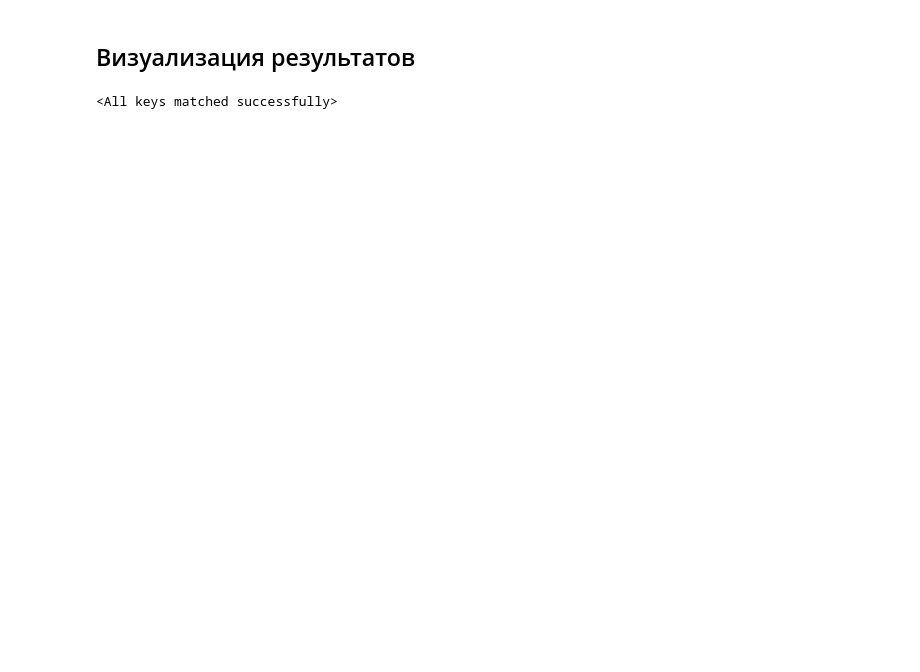
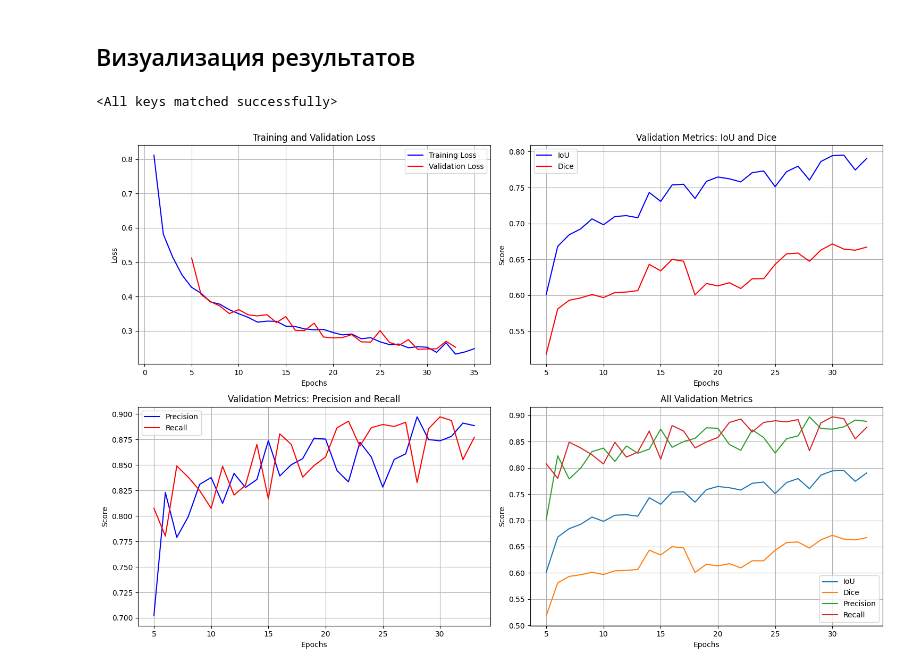
Before and after one commit to ilnitskii/geodata_dls, a Jupyter notebook: main_train.ipynb, the cells around one changed output. Saved outputs shown, nothing was run; the diff lists cells and outputs as text; code cells hidden in the pictures; blank space fills up the shorter version.

```diff
--- a/main_train.ipynb
+++ b/main_train.ipynb
@@ -167,10 +152,10 @@ visualize_images_and_masks(im, out, mas)
 # %%
-# import torch
-# from src.models.unet import UNet
-# p = 'D:/it/geodata_dls_big_files/UNet_best.pth'
-# model = UNet()
-# checkpoint = torch.load(p, map_location='cpu')
-# model.load_state_dict(checkpoint['model_state_dict'])
+import torch
+from src.models.unet import UNet
+p = 'D:/it/geodata_dls_big_files/UNet_best.pth'
+model = UNet()
+checkpoint = torch.load(p, map_location='cpu')
+model.load_state_dict(checkpoint['model_state_dict'])
 # %% [output]
 <All keys matched successfully>
 # %%
@@ -177,0 +164,63 @@ visualize_images_and_masks(im, out, mas)
+# %%
+history = checkpoint['history']
+# %%
+import matplotlib.pyplot as plt
+
+train_loss = history['train']['loss']
+val_loss = history['val']['loss']
+metrics = history['val']['metrics']
+
+
+epochs = range(1, len(train_loss) + 1)
+
+# Создаем фигуру с несколькими subplots
+plt.figure(figsize=(15, 10))
+
+# График потерь
+plt.subplot(2, 2, 1)
+plt.plot(epochs, train_loss, 'b-', label='Training Loss')
+plt.plot(epochs[4:-2], val_loss[:-2], 'r-', label='Validation Loss')
+
+plt.title('Training and Validation Loss')
+plt.xlabel('Epochs')
+plt.ylabel('Loss')
+plt.legend()
+plt.grid(True)
+
+# График метрик IoU и Dice
+plt.subplot(2, 2, 2)
+plt.plot(epochs[4:-2], metrics['IoU'][:-2], 'b-', label='IoU')
+plt.plot(epochs[4:-2], metrics['Dice'][:-2], 'r-', label='Dice')
+
+plt.title('Validation Metrics: IoU and Dice')
+plt.xlabel('Epochs')
+plt.ylabel('Score')
+plt.legend()
+plt.grid(True)
+
+# График метрик Precision и Recall
+plt.subplot(2, 2, 3)
+plt.plot(epochs[4:-2], metrics['Precision'][:-2], 'b-', label='Precision')
+plt.plot(epochs[4:-2], metrics['Recall'][:-2], 'r-', label='Recall')
+
+plt.title('Validation Metrics: Precision and Recall')
+plt.xlabel('Epochs')
+plt.ylabel('Score')
+plt.legend()
+plt.grid(True)
+
+# Общий график всех метрик для сравнения
+plt.subplot(2, 2, 4)
+for metric_name, values in metrics.items():
+    plt.plot(epochs[4:-2], values[:-2], label=metric_name)
+
+plt.title('All Validation Metrics')
+plt.xlabel('Epochs')
+plt.ylabel('Score')
+plt.legend()
+plt.grid(True)
+
+plt.tight_layout()
+plt.show()
+# %% [output]
+[figure, added]
```
Also changed, not shown: parts of 8 cells of this notebook, 5 other files.
